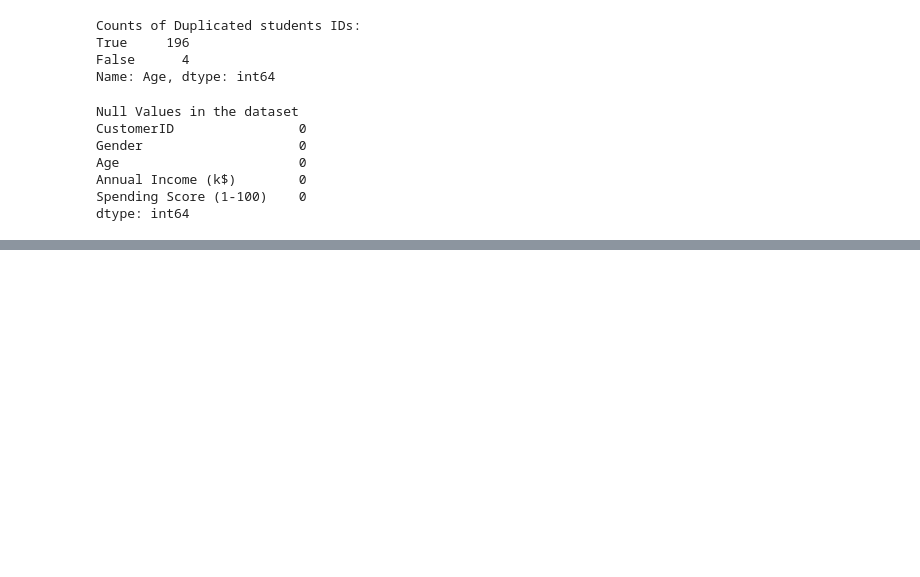
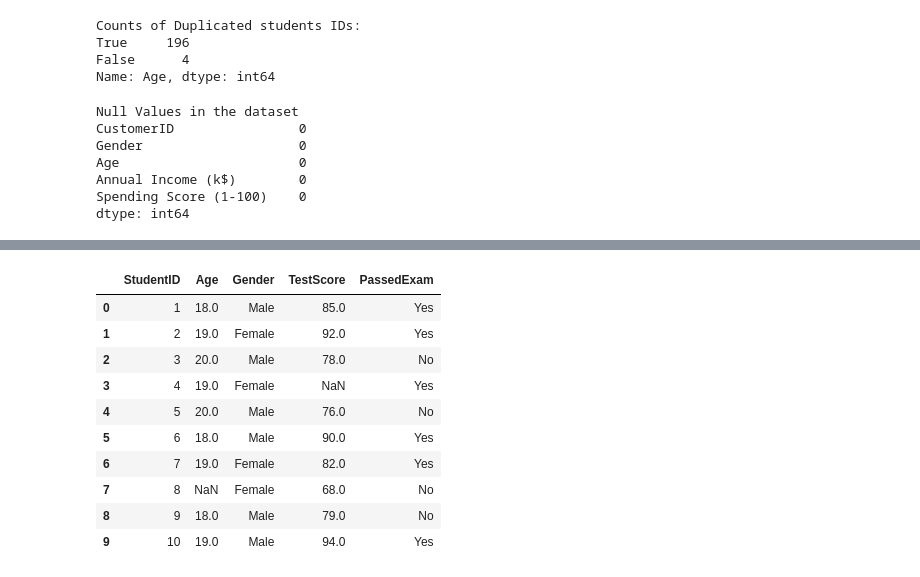
Before and after one commit to JoehIreri/COMPUTER-VISION, a Jupyter notebook: DATA_SCIENCE.ipynb, the cells around one changed output, grey strips where cells are left out. Drawn from its saved outputs; the diff is of its cells as text; code cells hidden in the pictures; blank space fills up the shorter version.

```diff
--- a/DATA_SCIENCE.ipynb
+++ b/DATA_SCIENCE.ipynb
@@ -342,0 +393,16 @@ dtype: int64
+# %%
+import pandas as pd
+Joeh=pd.read_csv('/content/wainaina2.csv')
+Joeh.head(10)
+# %% [output]
+|  | StudentID | Age | Gender | TestScore | PassedExam |
+| 0 | 1 | 18.0 | Male | 85.0 | Yes |
+| 1 | 2 | 19.0 | Female | 92.0 | Yes |
+| 2 | 3 | 20.0 | Male | 78.0 | No |
+| 3 | 4 | 19.0 | Female | NaN | Yes |
+| 4 | 5 | 20.0 | Male | 76.0 | No |
+| 5 | 6 | 18.0 | Male | 90.0 | Yes |
+| 6 | 7 | 19.0 | Female | 82.0 | Yes |
+| 7 | 8 | NaN | Female | 68.0 | No |
+| 8 | 9 | 18.0 | Male | 79.0 | No |
+| 9 | 10 | 19.0 | Male | 94.0 | Yes |
```
Also changed, not shown: parts of 11 cells of this notebook.
